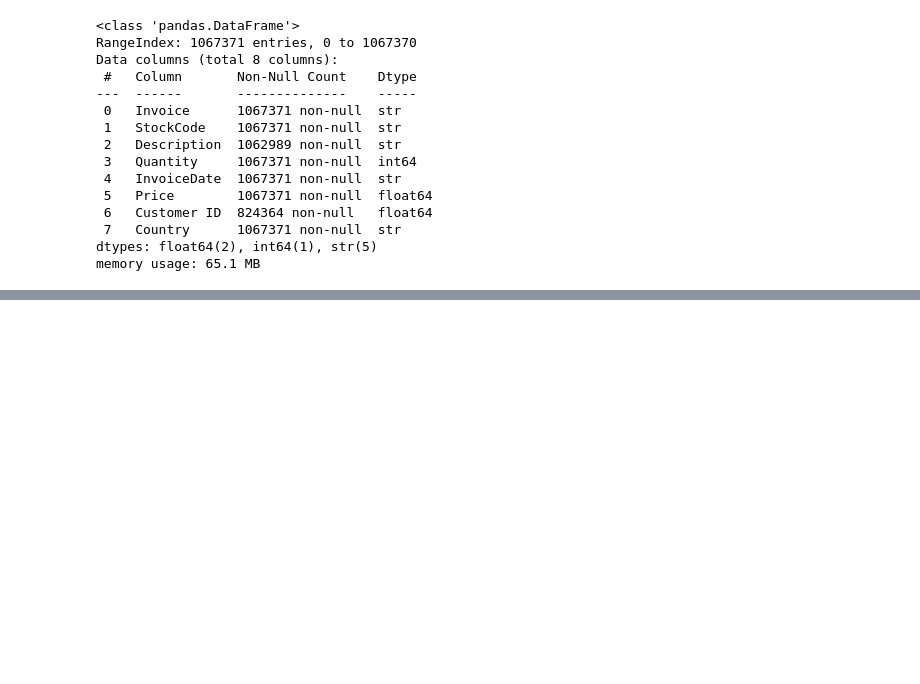
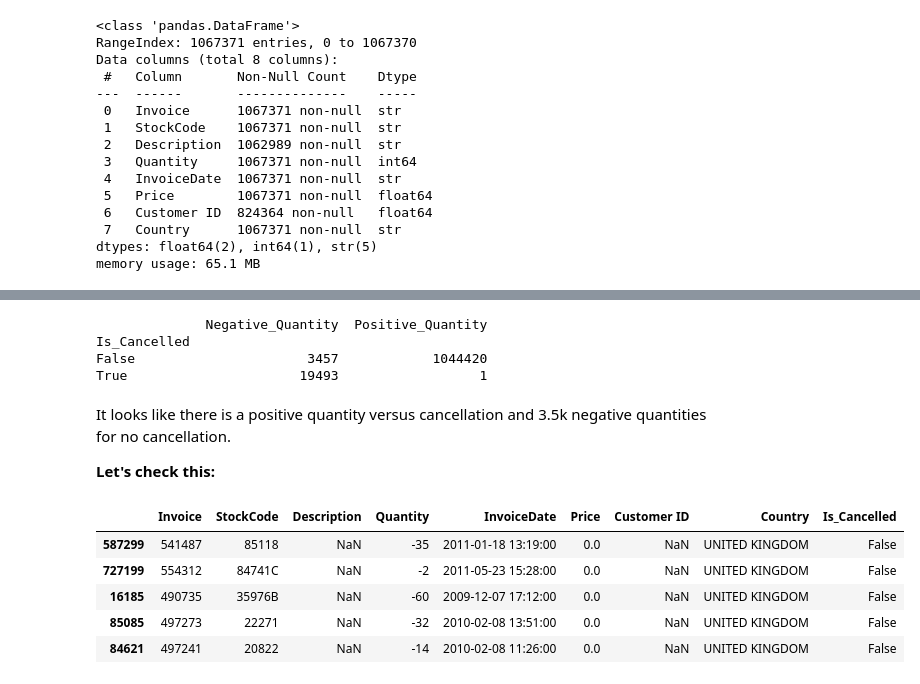
Before and after one commit to sachaplaye/rfm-lifecycle-segmentation, a Jupyter notebook: notebooks/1_data_clean_and_stage.ipynb, the cells around one changed output, grey strips where cells are left out. Drawn from its saved outputs; the diff is of its cells as text; code cells hidden in the pictures; blank space fills up the shorter version.

```diff
--- a/notebooks/1_data_clean_and_stage.ipynb
+++ b/notebooks/1_data_clean_and_stage.ipynb
@@ -100,0 +370,28 @@ memory usage: 65.1 MB
+# %%
+# Count of negative and positive quantities by Is_Cancelled
+neg_pos_counts = df_clean.groupby('Is_Cancelled').agg(
+    Negative_Quantity=('Quantity', lambda x: (x < 0).sum()),
+    Positive_Quantity=('Quantity', lambda x: (x > 0).sum())
+)
+
+print(neg_pos_counts)
+# %% [output]
+              Negative_Quantity  Positive_Quantity
+Is_Cancelled
+False                      3457            1044420
+True                      19493                  1
+# %% [markdown]
+It looks like there is a positive quantity versus cancellation and 3.5k negative quantities for no cancellation.
+
+**Let's check this:**
+# %%
+# Sample 5 full rows where Is_Cancelled is False and Quantity is negative
+sample_rows = df_clean[(df_clean['Is_Cancelled'] == False) & (df_clean['Quantity'] < 0)].sample(5)
+sample_rows
+# %% [output]
+|  | Invoice | StockCode | Description | Quantity | InvoiceDate | Price | Customer ID | Country | Is_Cancelled |
+| 587299 | 541487 | 85118 | NaN | -35 | 2011-01-18 13:19:00 | 0.0 | NaN | UNITED KINGDOM | False |
+| 727199 | 554312 | 84741C | NaN | -2 | 2011-05-23 15:28:00 | 0.0 | NaN | UNITED KINGDOM | False |
+| 16185 | 490735 | 35976B | NaN | -60 | 2009-12-07 17:12:00 | 0.0 | NaN | UNITED KINGDOM | False |
+| 85085 | 497273 | 22271 | NaN | -32 | 2010-02-08 13:51:00 | 0.0 | NaN | UNITED KINGDOM | False |
+| 84621 | 497241 | 20822 | NaN | -14 | 2010-02-08 11:26:00 | 0.0 | NaN | UNITED KINGDOM | False |
```
Also changed, not shown: parts of 59 cells of this notebook.
